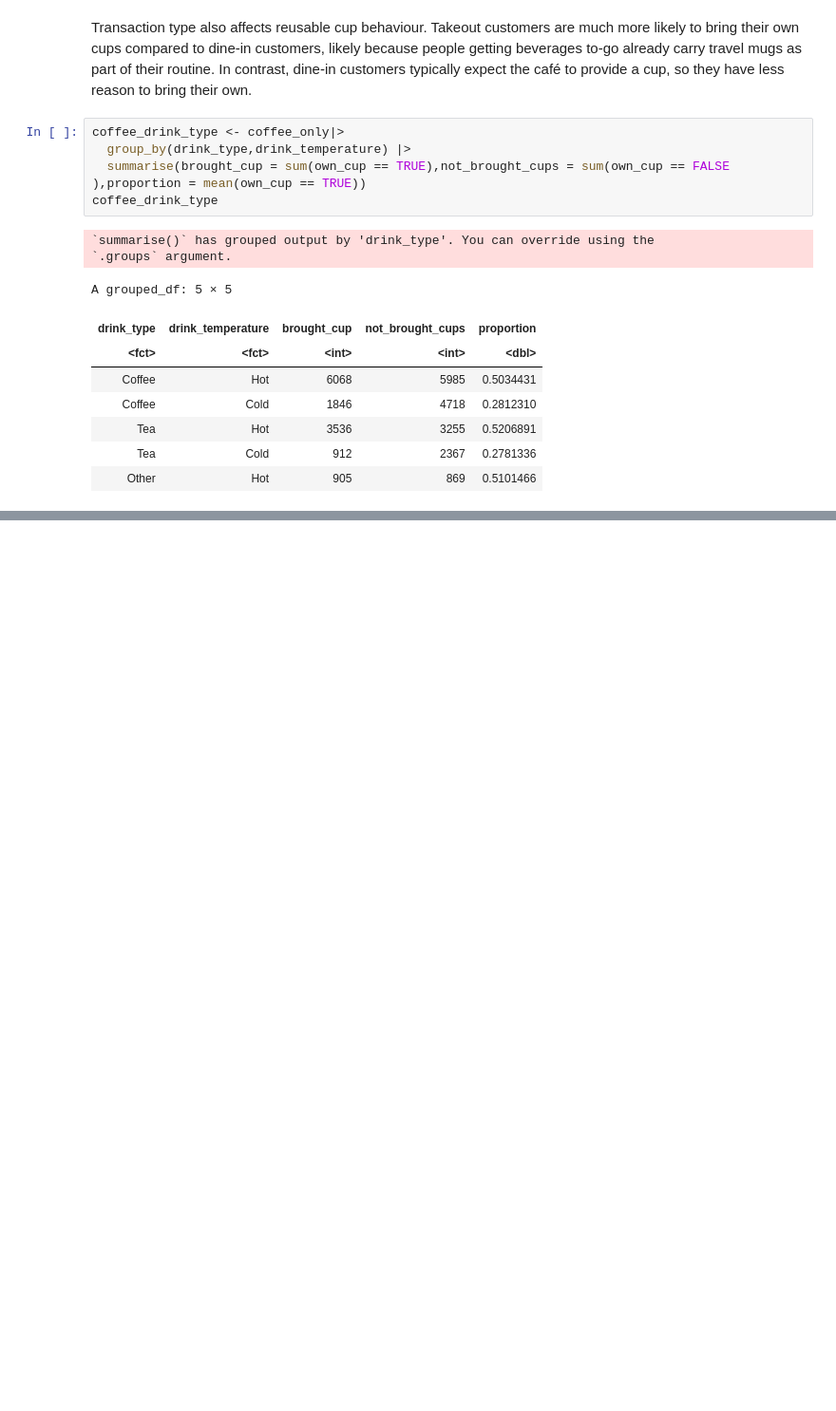
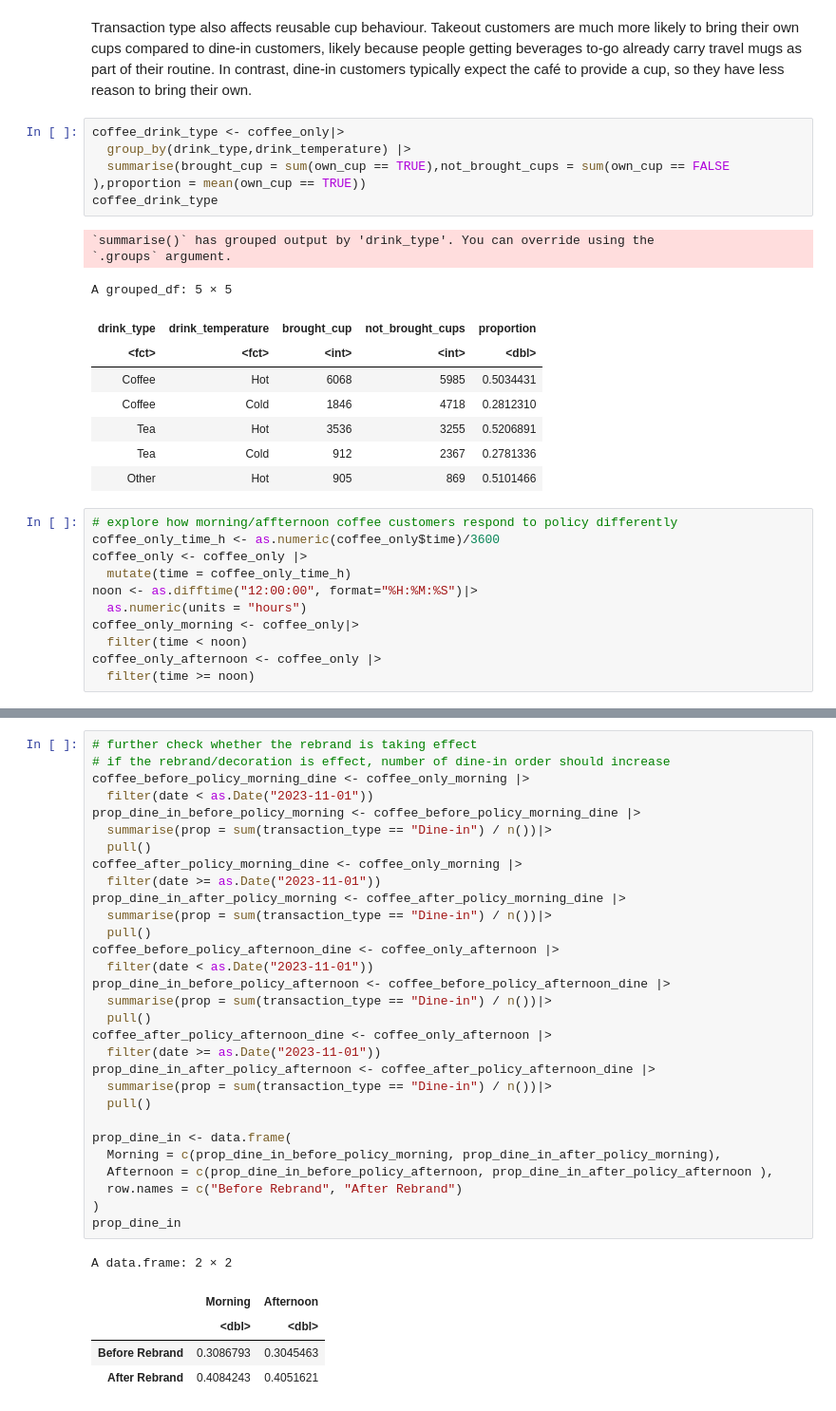
Before and after one commit to SharonGulati/dataverse, a Jupyter notebook: dataverse.ipynb, the cells around one changed output, grey strips where cells are left out. Shown at 95% size. Cells and saved outputs as stored; diff of their text form; blank space fills up the shorter version.

Commit message:
Effectiveness of current policy

```diff
--- a/dataverse.ipynb
+++ b/dataverse.ipynb
@@ -203,3 +203,14 @@ A grouped_df: 5 × 5
 | Tea | Hot | 3536 | 3255 | 0.5206891 |
 | Tea | Cold | 912 | 2367 | 0.2781336 |
 | Other | Hot | 905 | 869 | 0.5101466 |
+# %%
+# explore how morning/affternoon coffee customers respond to policy differently
+coffee_only_time_h <- as.numeric(coffee_only$time)/3600
+coffee_only <- coffee_only |>
+  mutate(time = coffee_only_time_h)
+noon <- as.difftime("12:00:00", format="%H:%M:%S")|>
+  as.numeric(units = "hours")
+coffee_only_morning <- coffee_only|>
+  filter(time < noon)
+coffee_only_afternoon <- coffee_only |>
+  filter(time >= noon)
@@ -205,0 +239,36 @@ A grouped_df: 5 × 5
+# %%
+# further check whether the rebrand is taking effect
+# if the rebrand/decoration is effect, number of dine-in order should increase
+coffee_before_policy_morning_dine <- coffee_only_morning |>
+  filter(date < as.Date("2023-11-01"))
+prop_dine_in_before_policy_morning <- coffee_before_policy_morning_dine |>
+  summarise(prop = sum(transaction_type == "Dine-in") / n())|>
+  pull()
+coffee_after_policy_morning_dine <- coffee_only_morning |>
+  filter(date >= as.Date("2023-11-01"))
+prop_dine_in_after_policy_morning <- coffee_after_policy_morning_dine |>
+  summarise(prop = sum(transaction_type == "Dine-in") / n())|>
+  pull()
+coffee_before_policy_afternoon_dine <- coffee_only_afternoon |>
+  filter(date < as.Date("2023-11-01"))
+prop_dine_in_before_policy_afternoon <- coffee_before_policy_afternoon_dine |>
+  summarise(prop = sum(transaction_type == "Dine-in") / n())|>
+  pull()
+coffee_after_policy_afternoon_dine <- coffee_only_afternoon |>
+  filter(date >= as.Date("2023-11-01"))
+prop_dine_in_after_policy_afternoon <- coffee_after_policy_afternoon_dine |>
+  summarise(prop = sum(transaction_type == "Dine-in") / n())|>
+  pull()
+
+prop_dine_in <- data.frame(
+  Morning = c(prop_dine_in_before_policy_morning, prop_dine_in_after_policy_morning),
+  Afternoon = c(prop_dine_in_before_policy_afternoon, prop_dine_in_after_policy_afternoon ),
+  row.names = c("Before Rebrand", "After Rebrand")
+)
+prop_dine_in
+# %% [output]
+A data.frame: 2 × 2
+|  | Morning | Afternoon |
+|  | <dbl> | <dbl> |
+| Before Rebrand | 0.3086793 | 0.3045463 |
+| After Rebrand | 0.4084243 | 0.4051621 |
```
Also changed, not shown: parts of 2 cells of this notebook.
